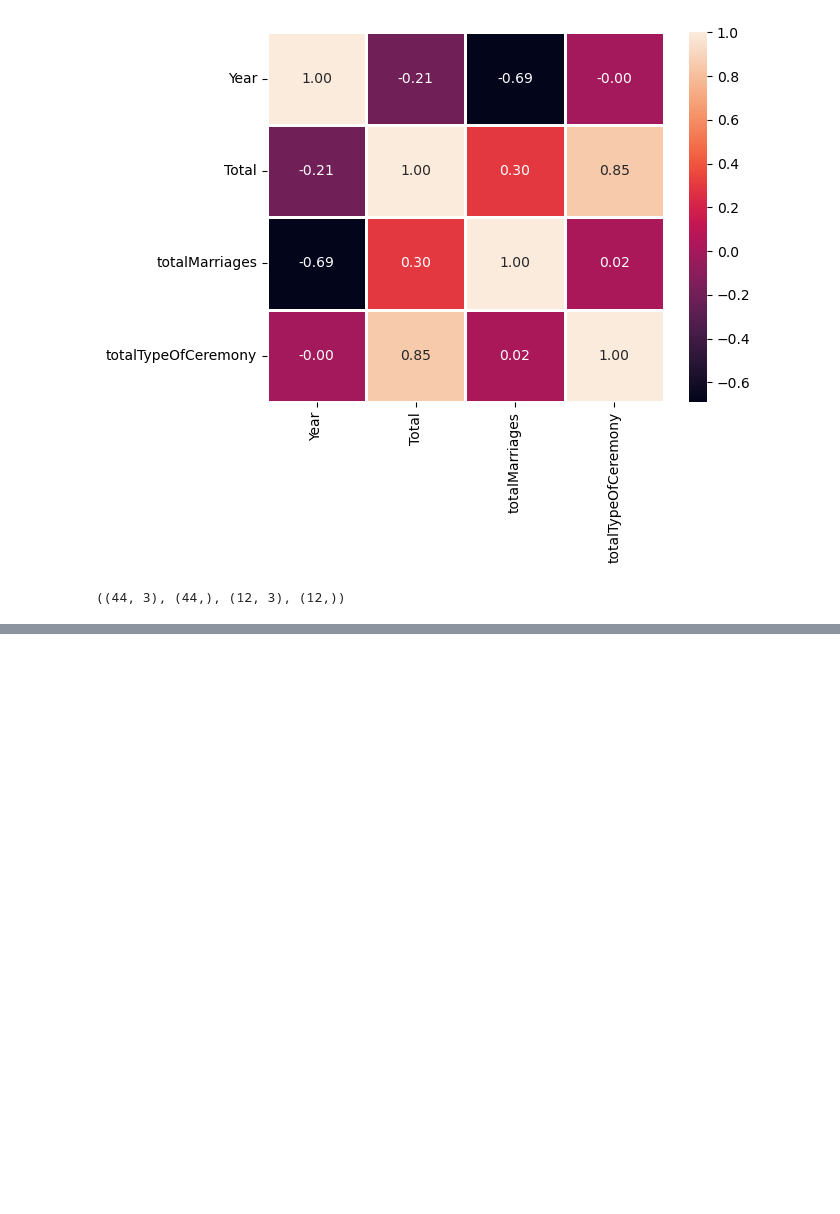
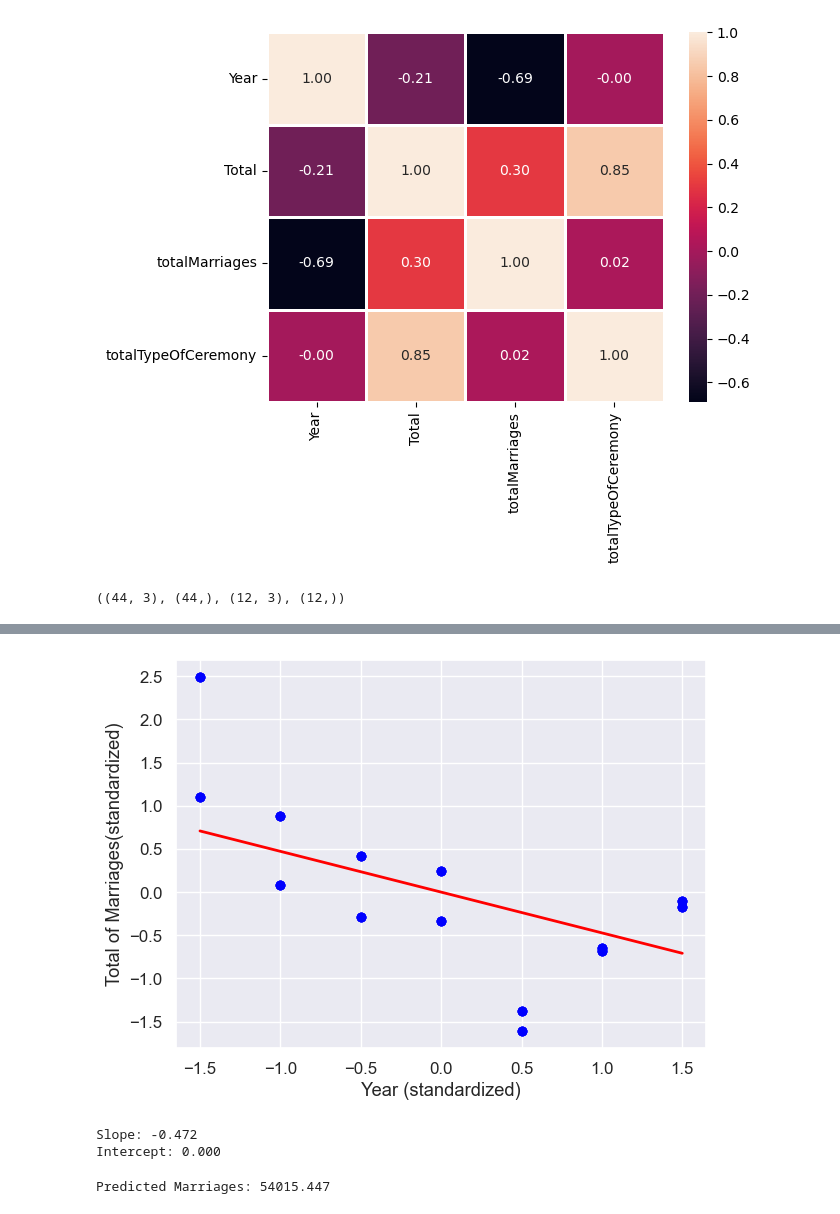
Before and after one commit to EdMendoza93/2023162, a Jupyter notebook: MSC_DA_CA1.ipynb, the cells around one changed output, grey strips where cells are left out. Drawn from its saved outputs; the diff is of its cells as text; code cells hidden in the pictures; blank space fills up the shorter version.

```diff
--- a/MSC_DA_CA1.ipynb
+++ b/MSC_DA_CA1.ipynb
@@ -634,0 +726,30 @@ marriages_df
+# %%
+def lin_regplot(X, y, model):
+    plt.scatter(X, y, c = 'blue')
+    plt.plot(X, model.predict(X), color = 'red', linewidth = 2)
+    return
+# %%
+lin_regplot(X_std, y_std, lr)
+plt.xlabel('Year (standardized)')
+plt.ylabel('Total of Marriages(standardized)')
+plt.tight_layout()
+
+plt.show()
+# %% [output]
+[figure, added]
+# %%
+print('Slope: %.3f' % lr.w_[1])
+print('Intercept: %.3f' % lr.w_[0])
+# %% [output]
+Slope: -0.472
+Intercept: 0.000
+# %%
+year_std = sc_x.transform([[5.0]])
+
+total_marriages_std = lr.predict(year_std)
+
+
+total_marriages_2d = total_marriages_std.reshape(-1,1)
+print("Predicted Marriages: %.3f" % sc_y.inverse_transform(total_marriages_2d))
+# %% [output]
+Predicted Marriages: 54015.447
```
Also changed, not shown: parts of 54 cells of this notebook.
